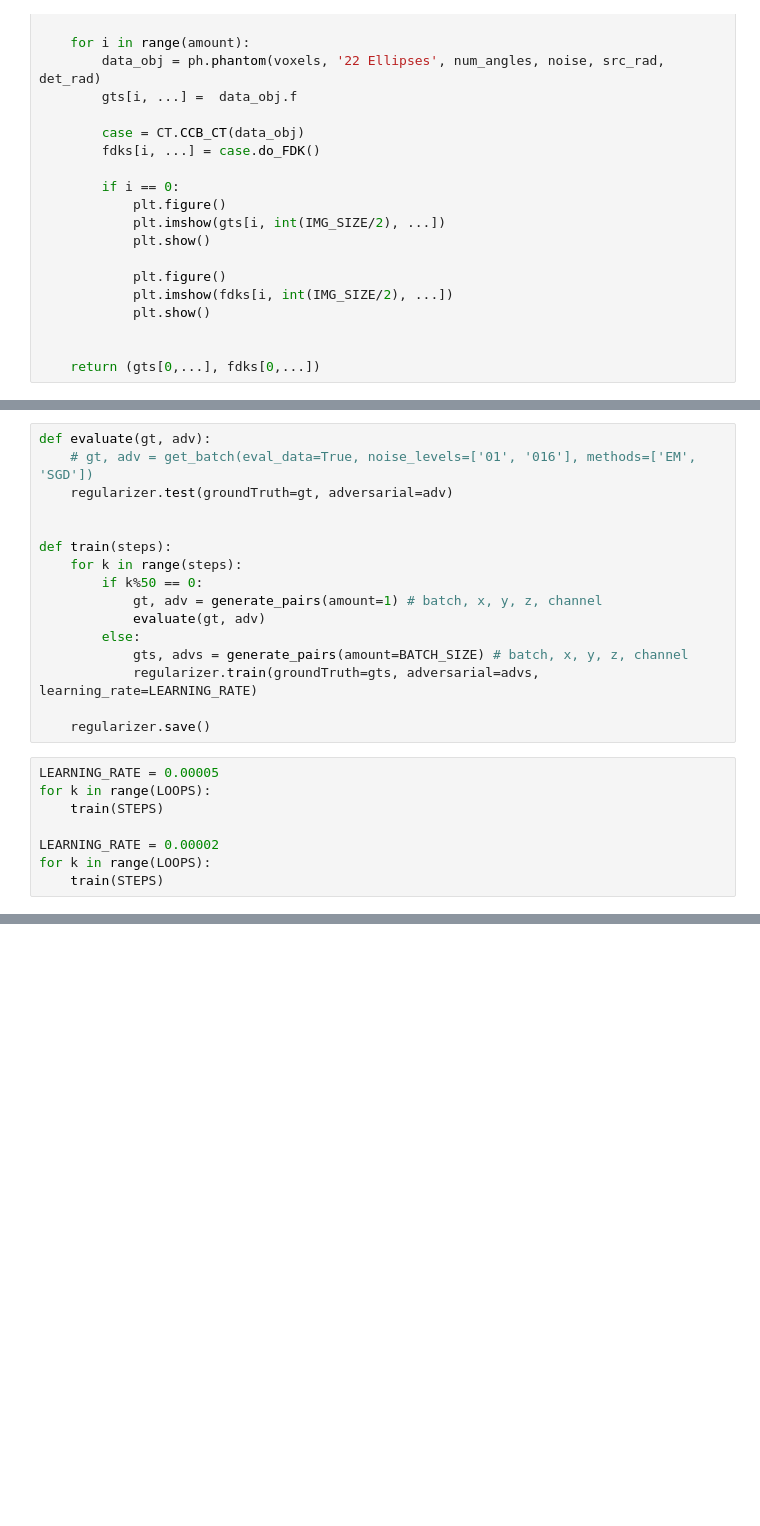
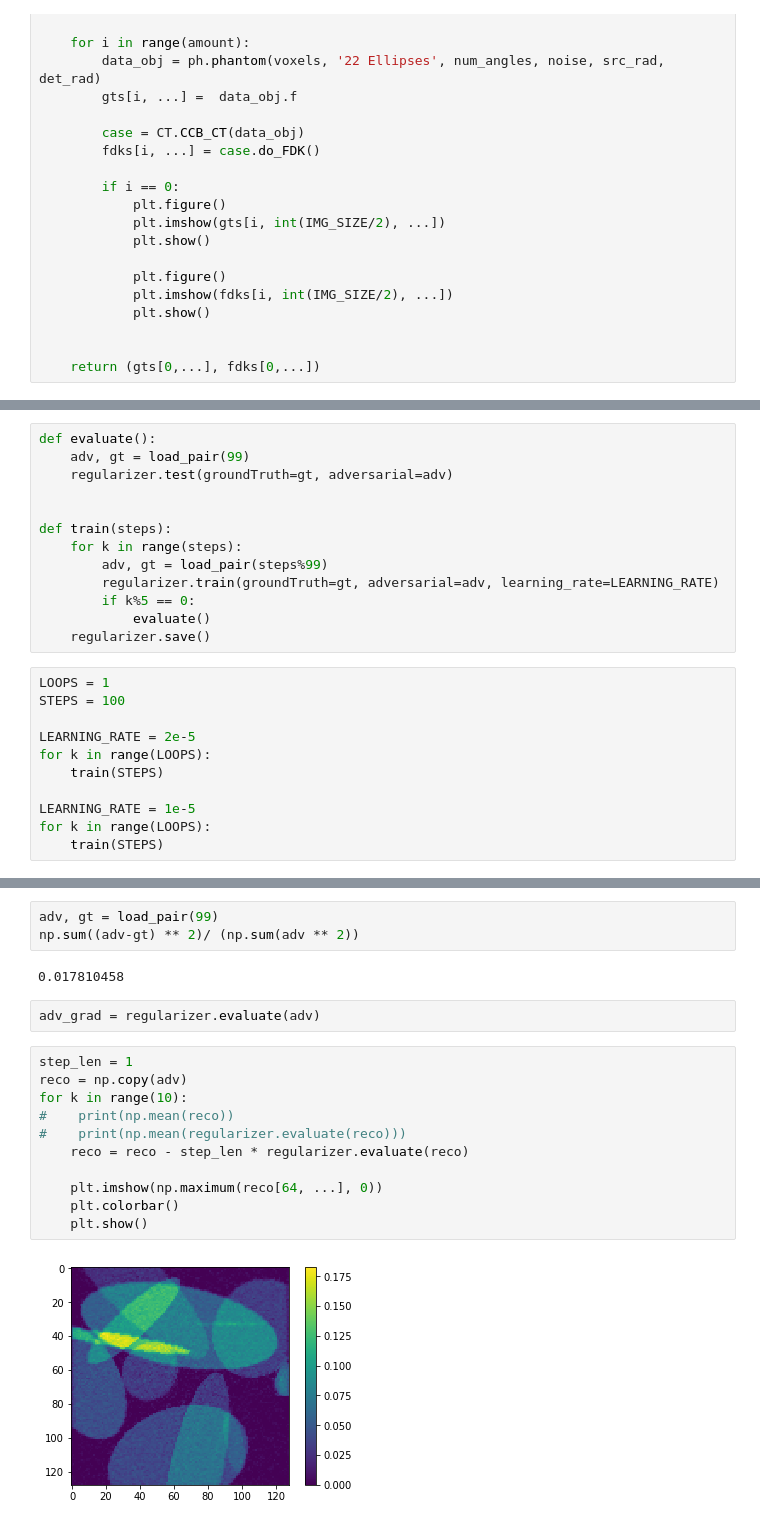
Before and after one commit to lunz-s/CodeSprint, a Jupyter notebook: Training_FoV.ipynb, the cells around one changed output, grey strips where cells are left out. Cells and saved outputs as stored; diff of their text form; blank space fills up the shorter version.

```diff
--- a/Training_FoV.ipynb
+++ b/Training_FoV.ipynb
@@ -95,25 +99,25 @@ Training on batch of size (4, 98, 98, 98)
 # %%
-def evaluate(gt, adv):
-    # gt, adv = get_batch(eval_data=True, noise_levels=['01', '016'], methods=['EM', 'SGD'])
+def evaluate():
+    adv, gt = load_pair(99)
     regularizer.test(groundTruth=gt, adversarial=adv)
 
 
 def train(steps):
     for k in range(steps):
-        if k%50 == 0:
-            gt, adv = generate_pairs(amount=1) # batch, x, y, z, channel
-            evaluate(gt, adv)
-        else:
-            gts, advs = generate_pairs(amount=BATCH_SIZE) # batch, x, y, z, channel
-            regularizer.train(groundTruth=gts, adversarial=advs, learning_rate=LEARNING_RATE)
-
+        adv, gt = load_pair(steps%99)
+        regularizer.train(groundTruth=gt, adversarial=adv, learning_rate=LEARNING_RATE)
+        if k%5 == 0:
+            evaluate()
     regularizer.save()
 # %%
-LEARNING_RATE = 0.00005
+LOOPS = 1
+STEPS = 100
+
+LEARNING_RATE = 2e-5
 for k in range(LOOPS):
     train(STEPS)
 
-LEARNING_RATE = 0.00002
+LEARNING_RATE = 1e-5
 for k in range(LOOPS):
     train(STEPS)
 # %% [output]
@@ -132,0 +141,20 @@ for k in range(LOOPS):
+# %%
+adv, gt = load_pair(99)
+np.sum((adv-gt) ** 2)/ (np.sum(adv ** 2))
+# %% [output]
+0.017810458
+# %%
+adv_grad = regularizer.evaluate(adv)
+# %%
+step_len = 1
+reco = np.copy(adv)
+for k in range(10):
+#    print(np.mean(reco))
+#    print(np.mean(regularizer.evaluate(reco)))
+    reco = reco - step_len * regularizer.evaluate(reco)
+
+    plt.imshow(np.maximum(reco[64, ...], 0))
+    plt.colorbar()
+    plt.show()
+# %% [output]
+[figure, added]
```
Also changed, not shown: parts of 8 cells of this notebook, 3 other files.
